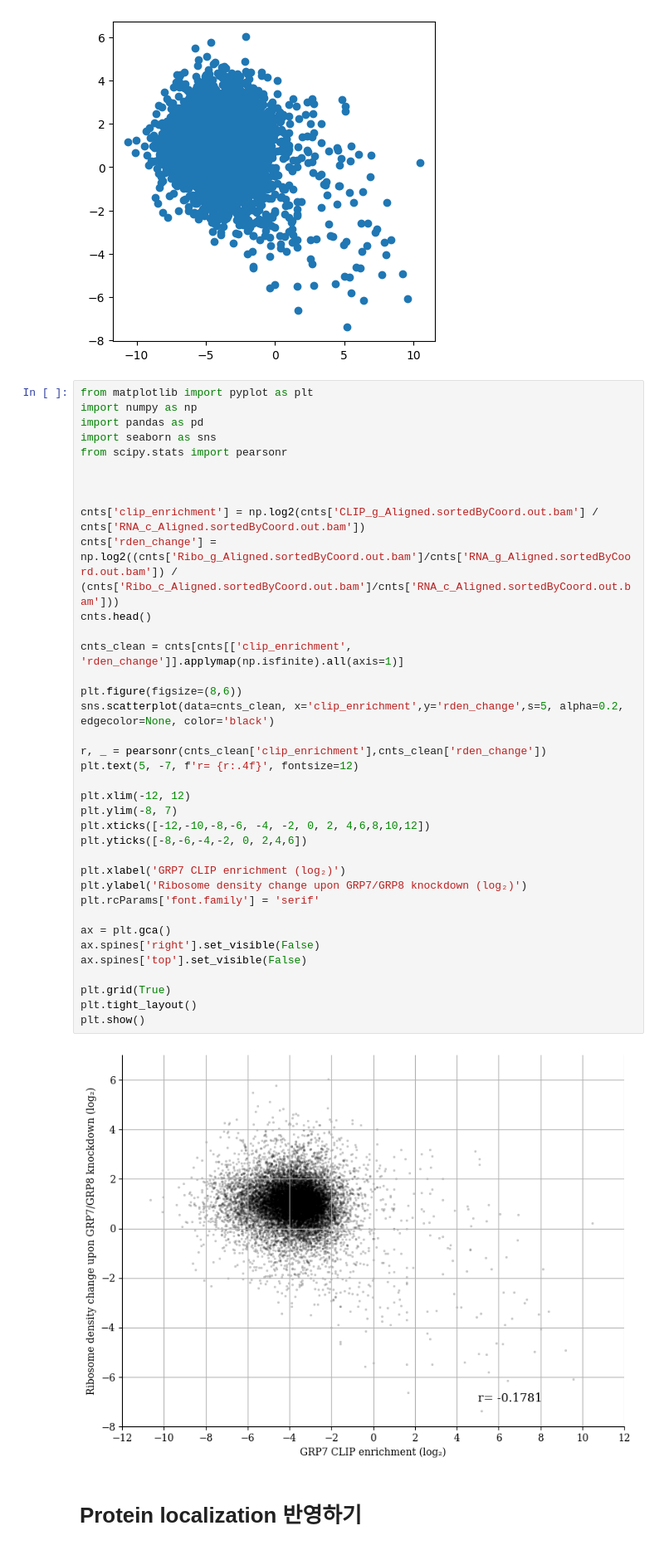
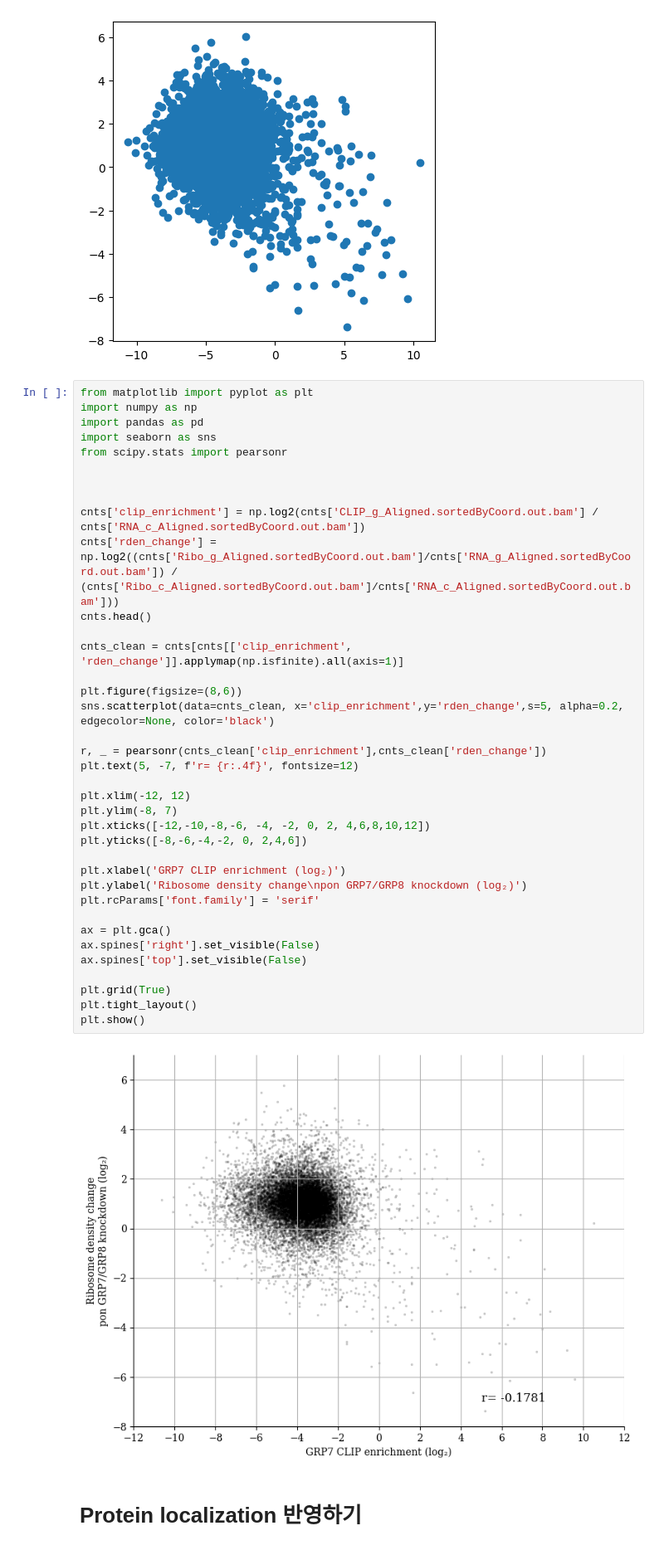
Before and after one commit to mngbchoo/bioinfo2025, a Jupyter notebook: project_bioinfo1.ipynb, the cells around one changed output. Shown at 83% size. Saved outputs shown, nothing was run; the diff lists cells and outputs as text.

```diff
--- a/project_bioinfo1.ipynb
+++ b/project_bioinfo1.ipynb
@@ -137,35 +137,35 @@ from scipy.stats import pearsonr
 
 
 cnts['clip_enrichment'] = np.log2(cnts['CLIP_g_Aligned.sortedByCoord.out.bam'] / cnts['RNA_c_Aligned.sortedByCoord.out.bam'])
 cnts['rden_change'] = np.log2((cnts['Ribo_g_Aligned.sortedByCoord.out.bam']/cnts['RNA_g_Aligned.sortedByCoord.out.bam']) / (cnts['Ribo_c_Aligned.sortedByCoord.out.bam']/cnts['RNA_c_Aligned.sortedByCoord.out.bam']))
 cnts.head()
 
 cnts_clean = cnts[cnts[['clip_enrichment', 'rden_change']].applymap(np.isfinite).all(axis=1)]
 
 plt.figure(figsize=(8,6))
 sns.scatterplot(data=cnts_clean, x='clip_enrichment',y='rden_change',s=5, alpha=0.2, edgecolor=None, color='black')
 
 r, _ = pearsonr(cnts_clean['clip_enrichment'],cnts_clean['rden_change'])
 plt.text(5, -7, f'r= {r:.4f}', fontsize=12)
 
 plt.xlim(-12, 12)
 plt.ylim(-8, 7)
 plt.xticks([-12,-10,-8,-6, -4, -2, 0, 2, 4,6,8,10,12])
 plt.yticks([-8,-6,-4,-2, 0, 2,4,6])
 
 plt.xlabel('GRP7 CLIP enrichment (log₂)')
-plt.ylabel('Ribosome density change upon GRP7/GRP8 knockdown (log₂)')
+plt.ylabel('Ribosome density change\npon GRP7/GRP8 knockdown (log₂)')
 plt.rcParams['font.family'] = 'serif'
 
 ax = plt.gca()
 ax.spines['right'].set_visible(False)
 ax.spines['top'].set_visible(False)
 
 plt.grid(True)
 plt.tight_layout()
 plt.show()
 # %% [output]
-[figure, old version]
+[figure, new version]
 # %% [markdown]
 # Protein localization 반영하기
 # %%
```
Also changed, not shown: parts of 16 cells of this notebook.
